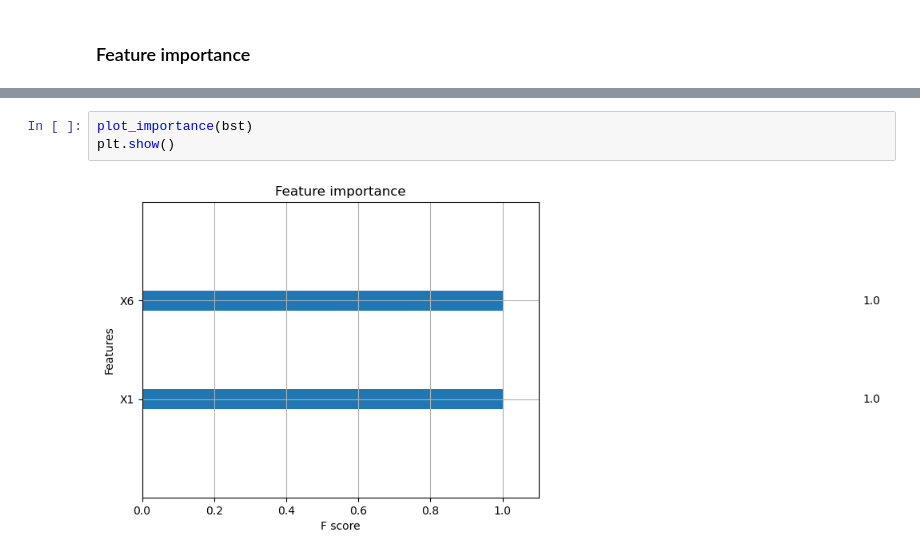
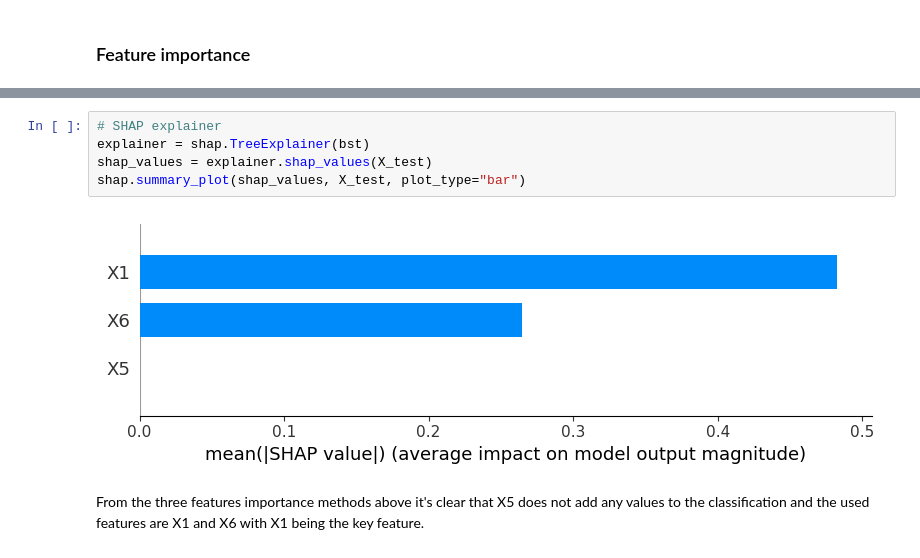
Before and after one commit to chiara89/mFi8znFt4ZE6Spwv, a Jupyter notebook: happyCustomerModel.ipynb, the cells around one changed output, grey strips where cells are left out. Cells and saved outputs as stored; diff of their text form.

```diff
--- a/happyCustomerModel.ipynb
+++ b/happyCustomerModel.ipynb
@@ -494,5 +471,9 @@ for index in sorted_idx:
-# %%
-plot_importance(bst)
-plt.show()
-# %% [output]
-[figure, removed]
+# %%
+# SHAP explainer
+explainer = shap.TreeExplainer(bst)
+shap_values = explainer.shap_values(X_test)
+shap.summary_plot(shap_values, X_test, plot_type="bar")
+# %% [output]
+[figure, added]
+# %% [markdown]
+From the three features importance methods above it's clear that X5 does not add any values to the classification and the used features are X1 and X6 with X1 being the key feature.
```
Also changed, not shown: parts of 20 cells of this notebook.
